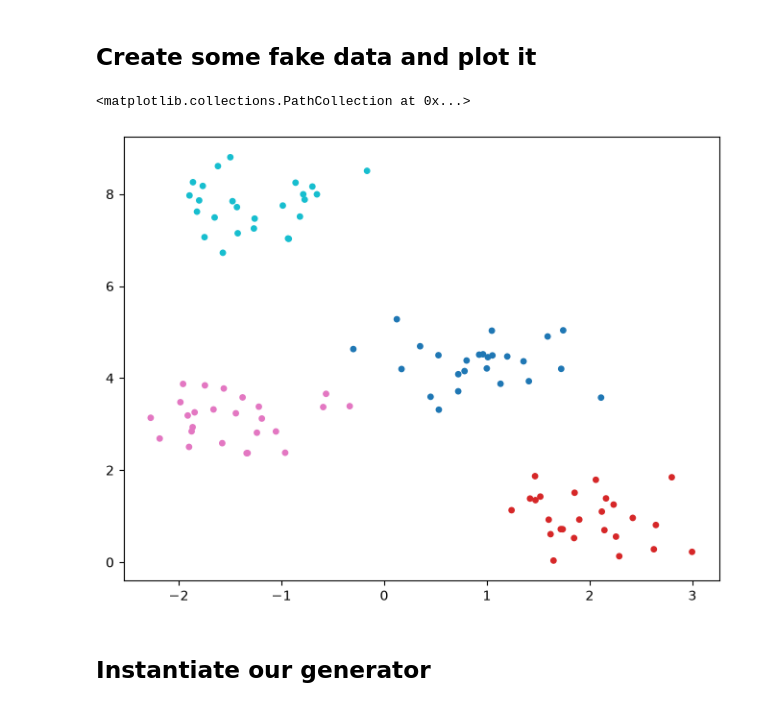
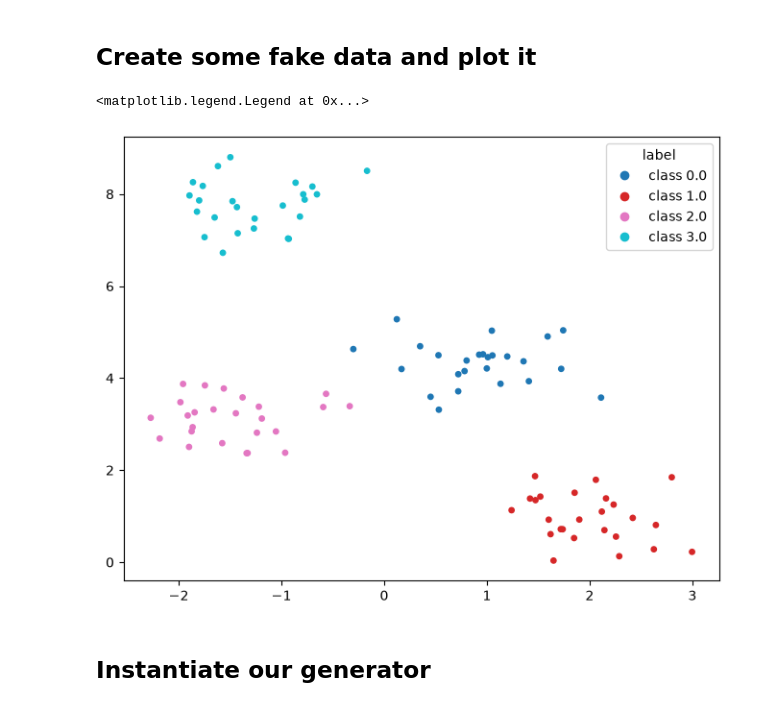
Before and after one commit to Fraunhofer-IESE/badgers, a Jupyter notebook: docs/dev/Create-New-Tabular-Generators.ipynb, the cells around one changed output. Drawn from its saved outputs; the diff is of its cells as text; code cells hidden in the pictures.

```diff
--- a/docs/dev/Create-New-Tabular-Generators.ipynb
+++ b/docs/dev/Create-New-Tabular-Generators.ipynb
@@ -193,11 +197,18 @@ X, y = make_blobs(centers=4, random_state=seed, cluster_std=0.5)
 # (y is only used here to build that column)
 Xc = np.column_stack([X, y])
 # %%
-fig, ax = plt.subplots(figsize=(8,6))
-ax.scatter(Xc[:, 0], Xc[:, 1], c=Xc[:, -1], cmap='tab10', s=15)
+fig, ax = plt.subplots(figsize=(8, 6))
+sc = ax.scatter(Xc[:, 0], Xc[:, 1], c=Xc[:, -1], cmap='tab10', s=15)
+
+classes = np.unique(Xc[:, -1])
+handles = [
+    Line2D([], [], marker='o', linestyle='', color=sc.cmap(sc.norm(c)), label=f'class {c}')
+    for c in classes
+]
+ax.legend(handles=handles, title='label')
 # %% [output]
-<matplotlib.collections.PathCollection at 0x...>
+<matplotlib.legend.Legend at 0x...>
-[figure, old version]
+[figure, new version]
 # %% [markdown]
 ## Instantiate our generator
 # %%
```
Also changed, not shown: parts of 12 cells of this notebook.
